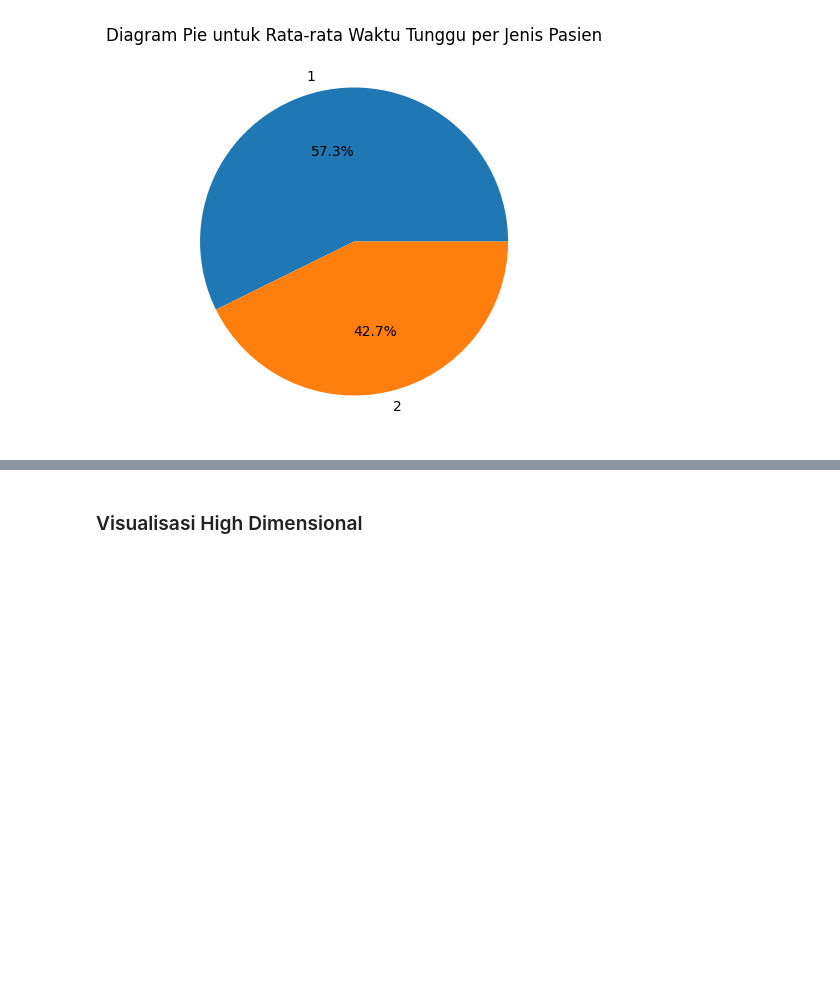
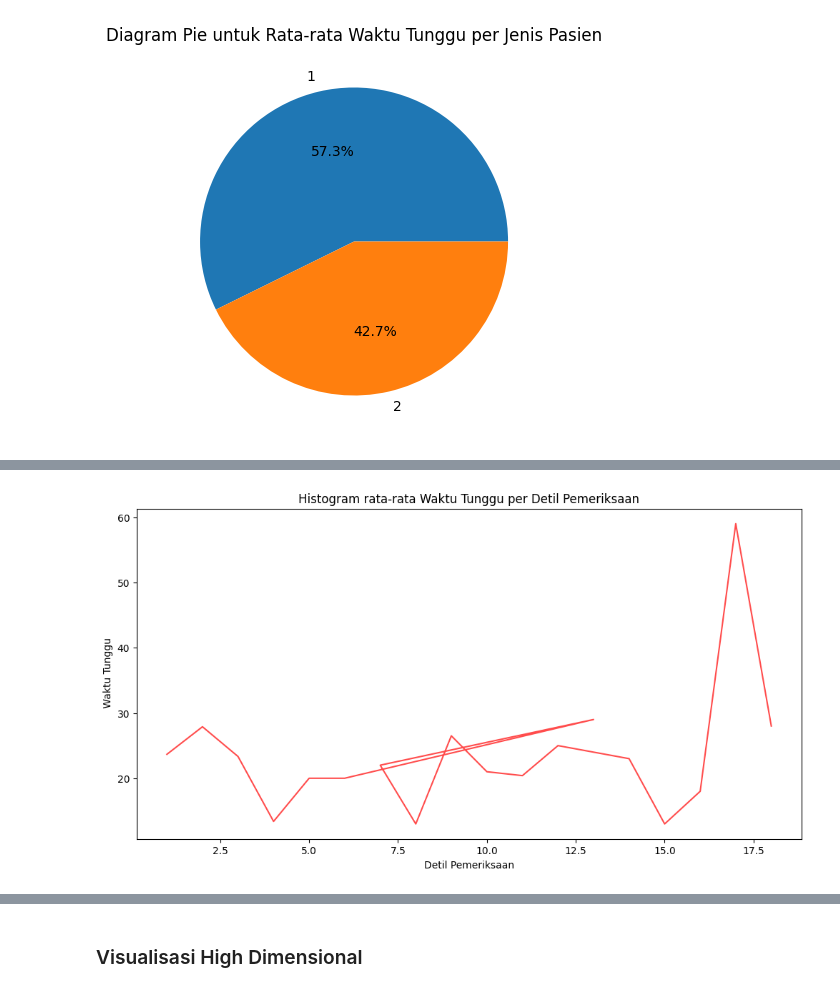
Before and after one commit to patgrace/AVD_WatingTime, a Jupyter notebook: visualisasi.ipynb, the cells around one changed output, grey strips where cells are left out. Drawn from its saved outputs; the diff is of its cells as text; code cells hidden in the pictures; blank space fills up the shorter version.

```diff
--- a/visualisasi.ipynb
+++ b/visualisasi.ipynb
@@ -469,0 +472,16 @@ plt.show()
+# %%
+# Gabungan data
+data_gabungan = {
+    'Detil Pemeriksaan': [],
+    'Waktu Tunggu': []
+}
+
+# Pilih dua kolom yang ingin Anda visualisasikan
+Waktu_tunggu = dataset['Waktu Tunggu ']
+jenis_pemeriksaan = dataset['Detil Pemeriksaan']
+
+Waktu = jenis_pemeriksaan.unique()
+
+for Waktu_val in Waktu:
+    data_gabungan['Detil Pemeriksaan'].append(Waktu_val)
+    data_gabungan['Waktu Tunggu'].append(Waktu_tunggu[jenis_pemeriksaan == Waktu_val].mean())
@@ -469,0 +501,13 @@ plt.show()
+# %%
+# Line
+plt.figure(figsize=(12, 6))
+plt.plot(data_gabungan['Detil Pemeriksaan'], data_gabungan['Waktu Tunggu'], color='red', alpha=0.7)
+
+# Menambahkan label sumbu dan judul
+plt.xlabel('Detil Pemeriksaan')
+plt.ylabel(' Waktu Tunggu')
+plt.title('Histogram rata-rata Waktu Tunggu per Detil Pemeriksaan')
+
+plt.show()
+# %% [output]
+[figure, added]
```
Also changed, not shown: parts of 11 cells of this notebook.
